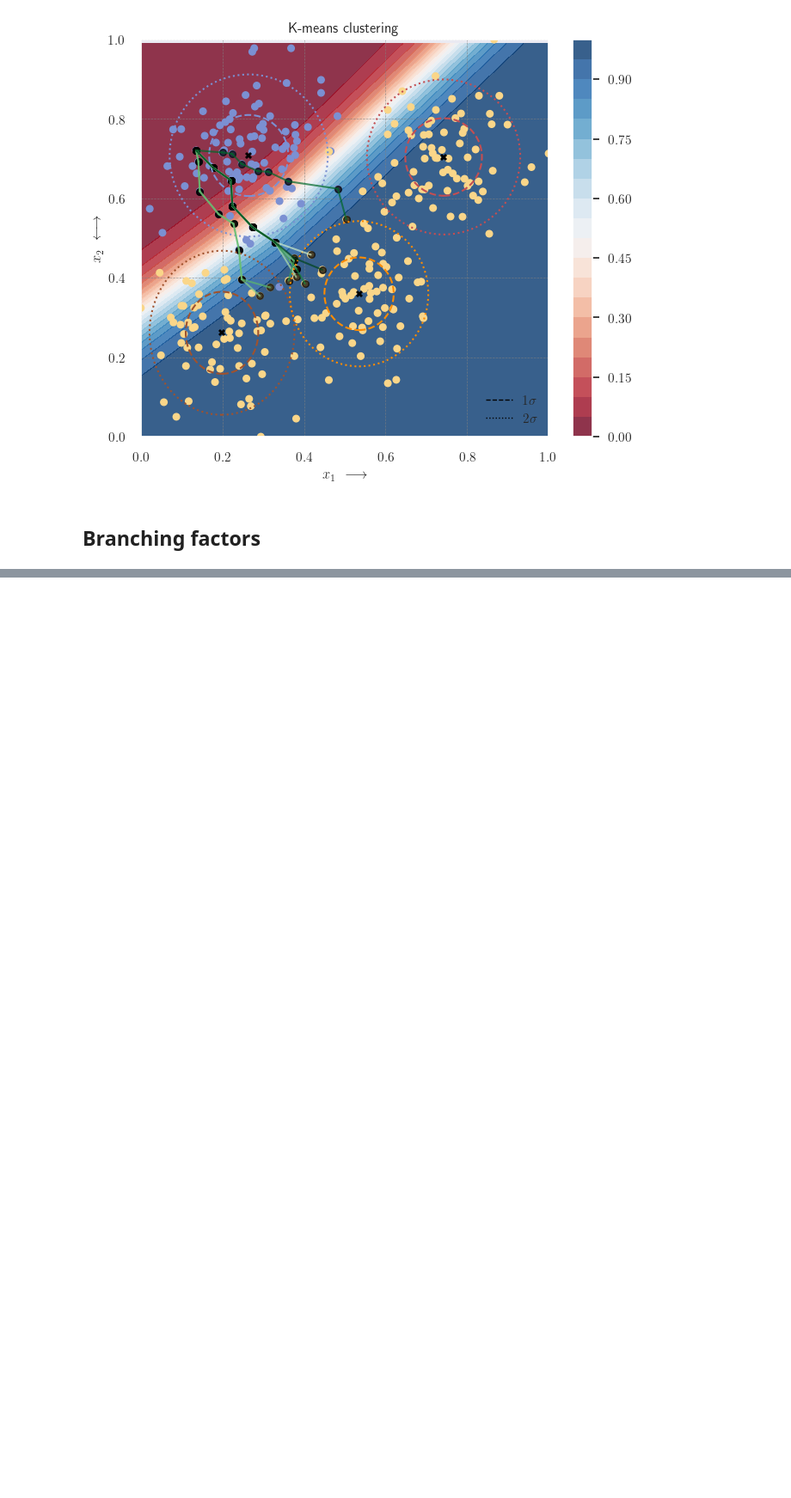
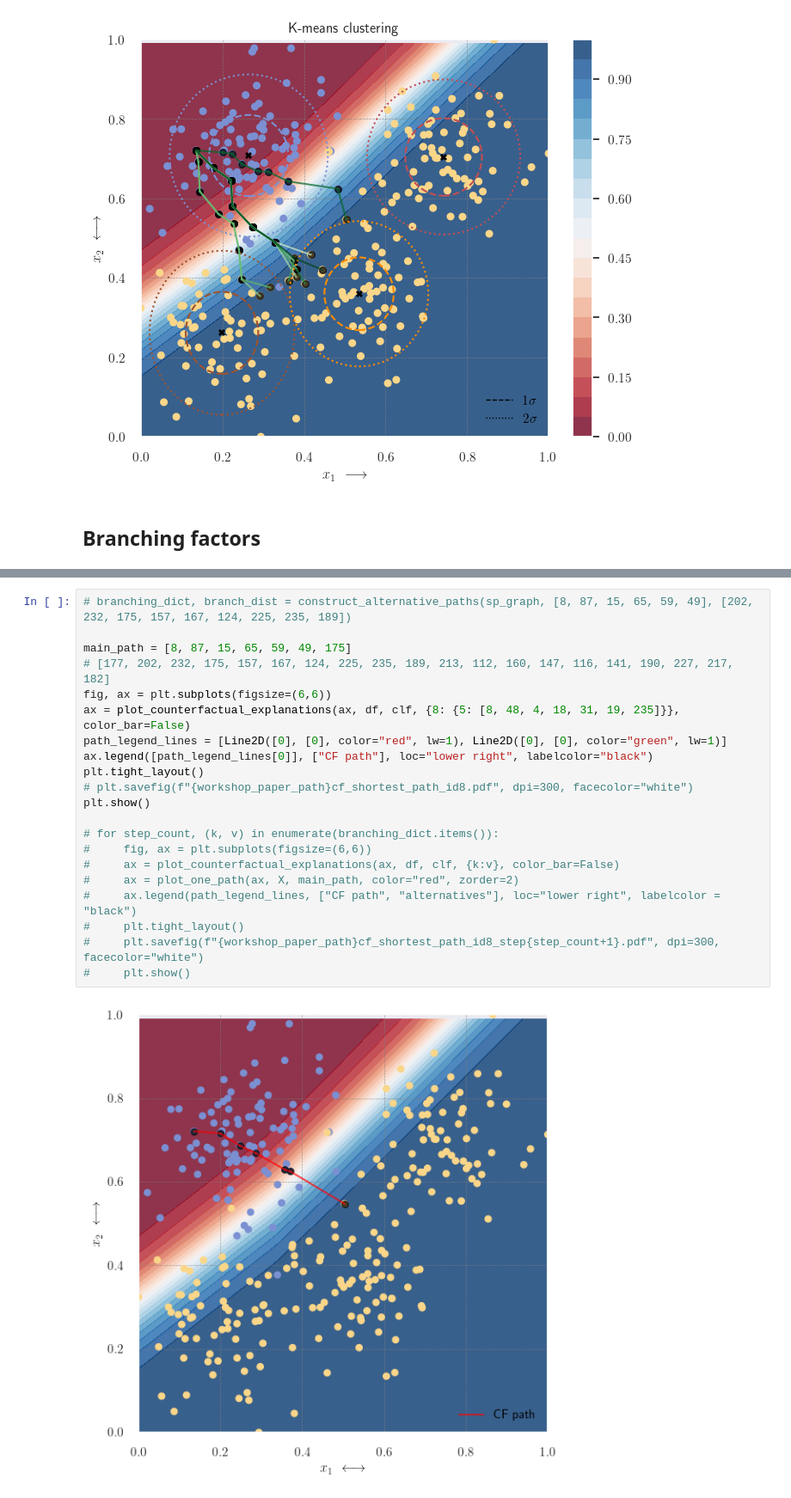
Before and after one commit to xuanxuanxuan-git/facelift, a Jupyter notebook: examples/synthetic_data.ipynb, the cells around one changed output, grey strips where cells are left out. Shown: that part at 86% size. Cells and saved outputs as stored; diff of their text form; blank space fills up the shorter version.

```diff
--- a/examples/synthetic_data.ipynb
+++ b/examples/synthetic_data.ipynb
@@ -470,0 +502,23 @@ plt.show(fig)
+# %%
+# branching_dict, branch_dist = construct_alternative_paths(sp_graph, [8, 87, 15, 65, 59, 49], [202, 232, 175, 157, 167, 124, 225, 235, 189])
+
+main_path = [8, 87, 15, 65, 59, 49, 175]
+# [177, 202, 232, 175, 157, 167, 124, 225, 235, 189, 213, 112, 160, 147, 116, 141, 190, 227, 217, 182]
+fig, ax = plt.subplots(figsize=(6,6))
+ax = plot_counterfactual_explanations(ax, df, clf, {8: {5: [8, 48, 4, 18, 31, 19, 235]}}, color_bar=False)
+path_legend_lines = [Line2D([0], [0], color="red", lw=1), Line2D([0], [0], color="green", lw=1)]
+ax.legend([path_legend_lines[0]], ["CF path"], loc="lower right", labelcolor="black")
+plt.tight_layout()
+# plt.savefig(f"{workshop_paper_path}cf_shortest_path_id8.pdf", dpi=300, facecolor="white")
+plt.show()
+
+# for step_count, (k, v) in enumerate(branching_dict.items()):
+#     fig, ax = plt.subplots(figsize=(6,6))
+#     ax = plot_counterfactual_explanations(ax, df, clf, {k:v}, color_bar=False)
+#     ax = plot_one_path(ax, X, main_path, color="red", zorder=2)
+#     ax.legend(path_legend_lines, ["CF path", "alternatives"], loc="lower right", labelcolor = "black")
+#     plt.tight_layout()
+#     plt.savefig(f"{workshop_paper_path}cf_shortest_path_id8_step{step_count+1}.pdf", dpi=300, facecolor="white")
+#     plt.show()
+# %% [output]
+[figure, added]
```
Also changed, not shown: parts of 19 cells of this notebook.
